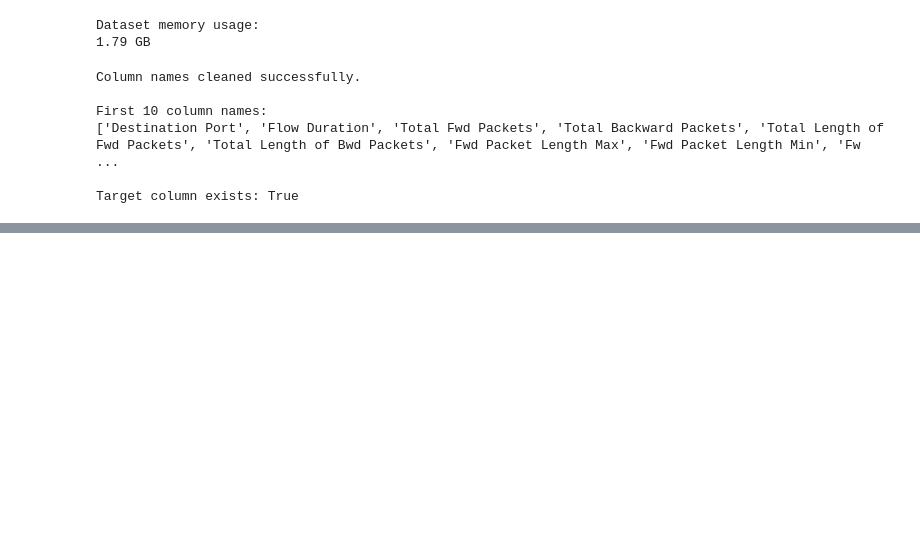
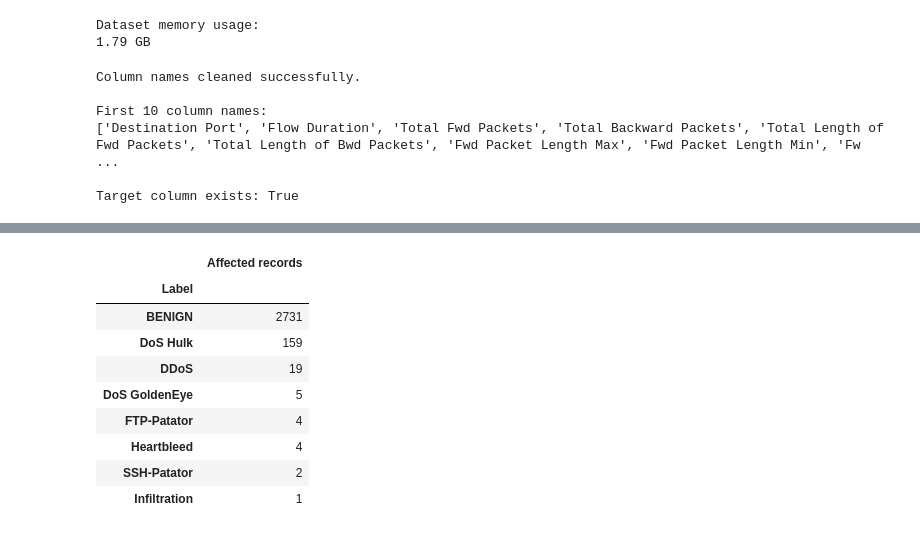
Before and after one commit to Yash-pandey1208/ThreatTrace, a Jupyter notebook: notebooks/03_data_cleaning.ipynb, the cells around one changed output, grey strips where cells are left out. Cells and saved outputs as stored; diff of their text form; code cells hidden in the pictures; blank space fills up the shorter version.

```diff
--- a/notebooks/03_data_cleaning.ipynb
+++ b/notebooks/03_data_cleaning.ipynb
@@ -159,10 +179,12 @@ Labels before cleaning:
 | Heartbleed | 11 |
 # %%
 
-# Create a separate working copy for cleaning
+# Step 1: Create a separate working copy
 df_clean = df.copy()
 
-# Replace positive and negative infinity in numeric columns with NaN
+rows_initial = len(df_clean)
+
+# Step 2: Replace infinite numeric values with missing values
 numeric_cols = df_clean.select_dtypes(include=[np.number]).columns
 
 df_clean[numeric_cols] = df_clean[numeric_cols].replace(
@@ -170,18 +192,80 @@ df_clean[numeric_cols] = df_clean[numeric_cols].replace(
     np.nan
 )
 
-# Count rows affected by missing values before removing them
-rows_with_missing = int(df_clean.isna().any(axis=1).sum())
-missing_before = int(df_clean.isna().sum().sum())
+print("Initial rows:", f"{rows_initial:,}")
+print("Missing values after replacing infinity:",
+      f"{df_clean.isna().sum().sum():,}")
 
-print(f"Rows containing missing values: {rows_with_missing:,}")
-print(f"Total missing values after replacing infinity: {missing_before:,}")
+# Step 3: Remove rows containing missing values
+rows_before_missing = len(df_clean)
 
-# Remove rows containing missing values
 df_clean = df_clean.dropna().copy()
 
+rows_removed_missing = rows_before_missing - len(df_clean)
+
 print("\nMissing-value cleaning completed.")
-print(f"Rows remaining: {len(df_clean):,}")
-print(f"Rows removed: {len(df) - len(df_clean):,}")
-print(f"Remaining missing values: {df_clean.isna().sum().sum():,}")
+print("Rows removed:", f"{rows_removed_missing:,}")
+print("Rows remaining:", f"{len(df_clean):,}")
+
+# Step 4: Identify features that must not contain negative values
+nonnegative_features = [
+    "Flow Duration",
+    "Flow Packets/s",
+    "Flow Bytes/s",
+    "Flow IAT Min",
+    "Flow IAT Mean",
+    "Flow IAT Max",
+    "Fwd IAT Min",
+    "Fwd Header Length",
+    "Bwd Header Length",
+    "min_seg_size_forward"
+]
+
+# Ensure the expected features exist
+missing_features = [
+    col for col in nonnegative_features
+    if col not in df_clean.columns
+]
+
+if missing_features:
+    raise ValueError(
+        f"Expected features not found: {missing_features}"
+    )
+
+# Step 5: Find rows with at least one negative value
+negative_mask = (
+    df_clean[nonnegative_features] < 0
+).any(axis=1)
+
+rows_before_negative_cleaning = len(df_clean)
+rows_removed_negative = int(negative_mask.sum())
+
+print("\nInvalid negative-value audit:")
+print("Rows containing invalid negative measurements:",
+      f"{rows_removed_negative:,}")
+
+print("\nTarget labels of affected rows:")
+display(
+    df_clean.loc[negative_mask, "Label"]
+    .value_counts()
+    .to_frame("Affected records")
+)
+
+# Step 6: Remove affected rows
+df_clean = df_clean.loc[~negative_mask].copy()
+
+print("\nNegative-value cleaning completed.")
+print("Rows removed:", f"{rows_removed_negative:,}")
+print("Rows remaining:", f"{len(df_clean):,}")
+
+# Step 7: Report the total effect of cleaning
+print("\nCleaning summary:")
+print("Original rows:", f"{rows_initial:,}")
+print("Final rows before duplicate removal:", f"{len(df_clean):,}")
+print("Rows removed for missing values:",
+      f"{rows_removed_missing:,}")
+print("Rows removed for invalid negative values:",
+      f"{rows_removed_negative:,}")
+print("Remaining missing values:",
+      f"{df_clean.isna().sum().sum():,}")
 # %% [output]
@@ -194,0 +283,10 @@ Remaining missing values: 0
+|  | Affected records |
+| Label |  |
+| BENIGN | 2731 |
+| DoS Hulk | 159 |
+| DDoS | 19 |
+| DoS GoldenEye | 5 |
+| FTP-Patator | 4 |
+| Heartbleed | 4 |
+| SSH-Patator | 2 |
+| Infiltration | 1 |
```
Also changed, not shown: parts of 10 cells of this notebook.
